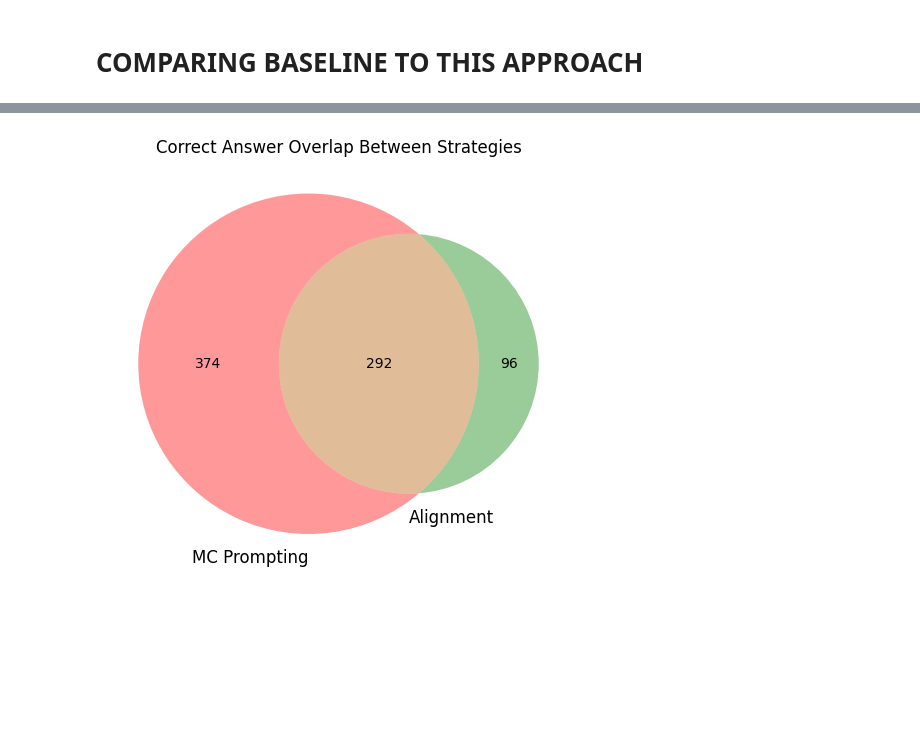
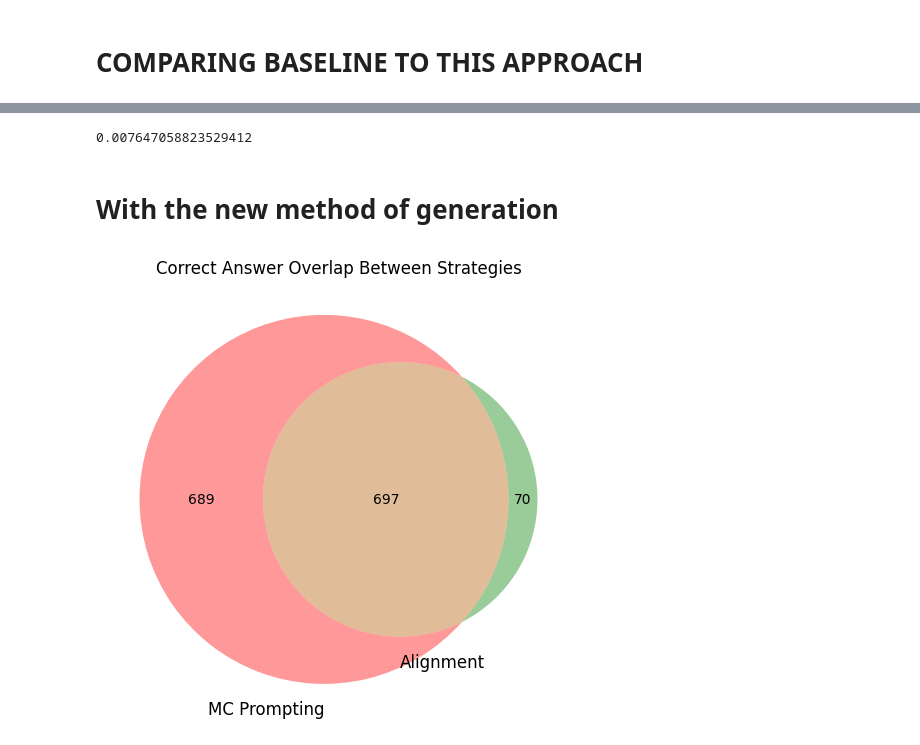
Before and after one commit to softly-undefined/NLP_final, a Jupyter notebook: 3_approach_2/approachexplore.ipynb, the cells around one changed output, grey strips where cells are left out. Drawn from its saved outputs; the diff is of its cells as text; code cells hidden in the pictures; blank space fills up the shorter version.

```diff
--- a/3_approach_2/approachexplore.ipynb
+++ b/3_approach_2/approachexplore.ipynb
@@ -135,39 +650,44 @@ plt.show()
+# %%
+13 / 1700
+# %% [output]
+0.007647058823529412
+# %% [markdown]
+# With the new method of generation
 # %%
 import pandas as pd
 import matplotlib.pyplot as plt
 from matplotlib_venn import venn2
 
 # === Load both results ===
-mc_df = pd.read_csv("output/answered_llama3.2.csv")
-# mc_df = mc_df.head(10)
-align_df = pd.read_csv("output/alignment_eval_llama3.2_2.csv")
+mc_df = pd.read_csv("output/cot.csv")
+align_df = pd.read_csv("output/alignment_eval_mistral-small_en.csv")
 
 # === Preprocess ===
 mc_df["Predicted"] = mc_df["Predicted"].str.strip().str.upper()
-mc_df["Answer"] = mc_df["Answer"].str.strip().str.upper()
+mc_df["OriginalCorrect"] = mc_df["OriginalCorrect"].str.strip().str.upper()
 align_df["Predicted"] = align_df["Predicted"].str.strip().str.upper()
 align_df["CorrectAnswer"] = align_df["CorrectAnswer"].str.strip().str.upper()
 
 # === Merge on question index ===
 mc_df["OriginalIndex"] = mc_df.index
 merged = pd.merge(mc_df, align_df, on="OriginalIndex", suffixes=("_MC", "_Align"))
 
 # === Evaluate Accuracy ===
-merged["MC_Correct"] = merged["Predicted_MC"] == merged["Answer"]
+merged["MC_Correct"] = merged["Predicted_MC"] == merged["OriginalCorrect"]
 merged["Align_Correct"] = merged["Predicted_Align"] == merged["CorrectAnswer"]
 
 # === Set counts for Venn
 only_mc = ((merged["MC_Correct"]) & (~merged["Align_Correct"])).sum()
 only_align = ((merged["Align_Correct"]) & (~merged["MC_Correct"])).sum()
 both = ((merged["MC_Correct"]) & (merged["Align_Correct"])).sum()
 
 # === Plot Venn Diagram
 plt.figure(figsize=(6, 6))
 venn2(subsets=(only_mc, only_align, both), set_labels=("MC Prompting", "Alignment"))
 plt.title("Correct Answer Overlap Between Strategies")
 plt.show()
 # %% [output]
-[figure, old version]
+[figure, new version]
 # %%
 import pandas as pd
 import ast
```
Also changed, not shown: parts of 42 cells of this notebook, 12 other files.
